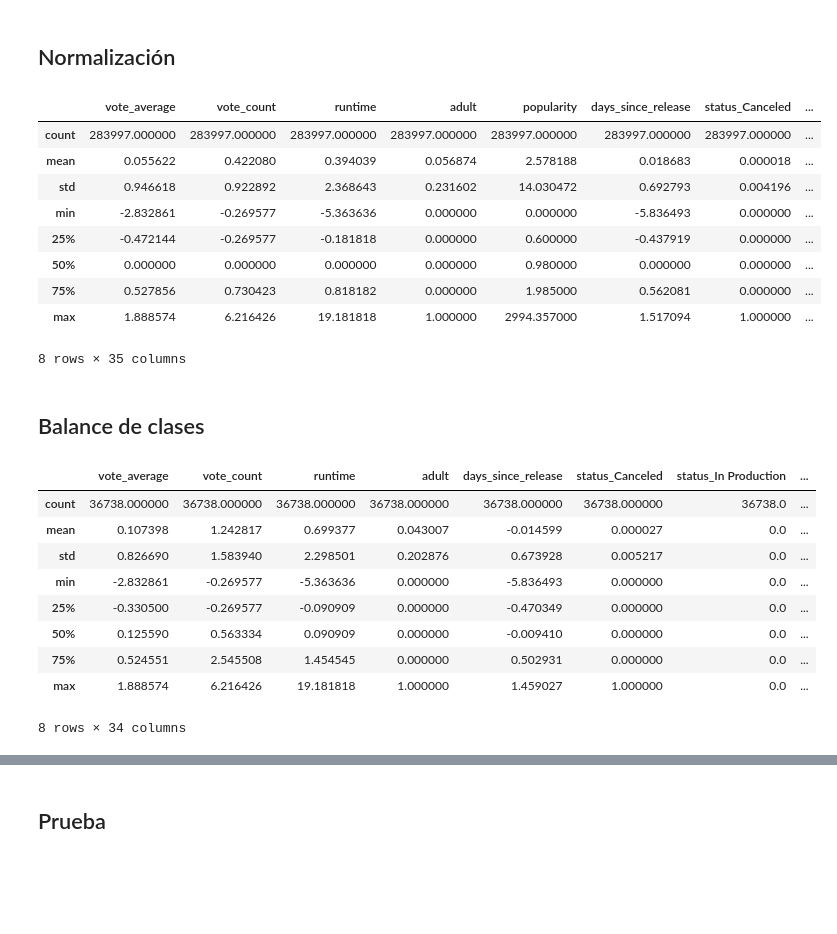
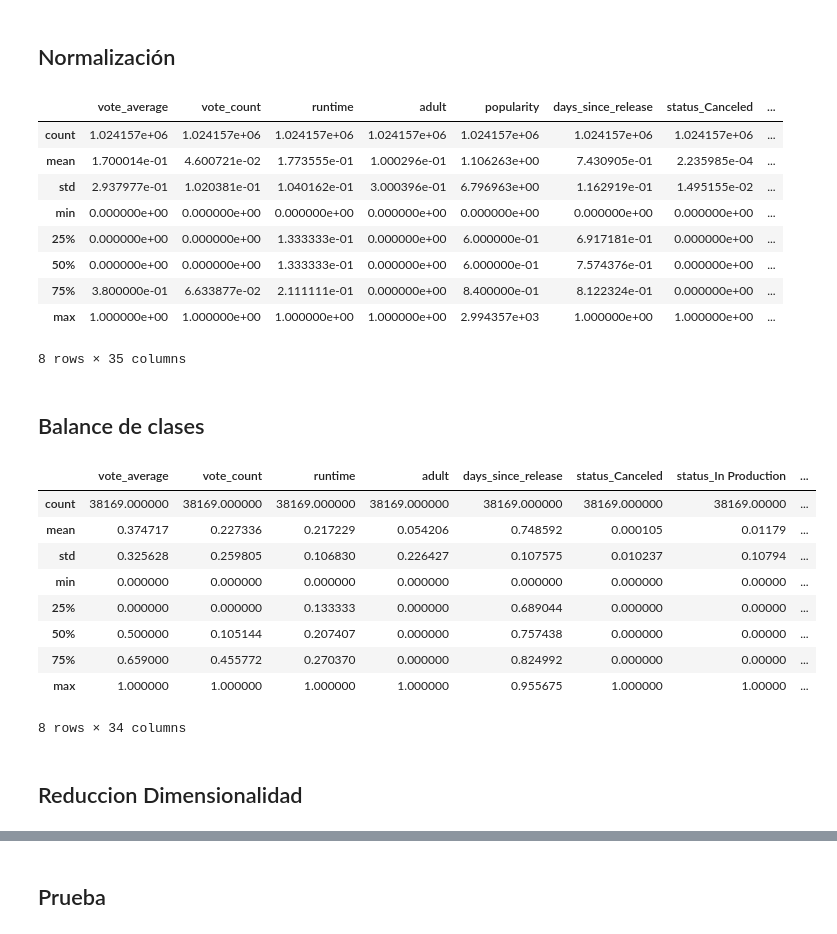
Before and after one commit to mgonzalez738/TP_AndD, a Jupyter notebook: TrabajoPráctico copy.ipynb, the cells around one changed output, grey strips where cells are left out. Cells and saved outputs as stored; diff of their text form; code cells hidden in the pictures; blank space fills up the shorter version.

```diff
--- a/TrabajoPráctico copy.ipynb
+++ b/TrabajoPráctico copy.ipynb
@@ -637,25 +638,25 @@ Mediana usada para reemplazo: 89.0
 # %%
 # Lista de columnas numéricas a escalar
 num_cols = ['vote_average', 'vote_count', 'runtime', 'days_since_release', 'original_language_te', 'production_countries_te', 'production_companies_te', 'spoken_languages_te']
 
 # Crear el scaler
-scaler = RobustScaler()
+scaler = MinMaxScaler()
 
 # Ajustar sobre el train y transformar ambos conjuntos
 X_train[num_cols] = scaler.fit_transform(X_train[num_cols])
 X_test[num_cols] = scaler.transform(X_test[num_cols])
 
 X_train.describe()
 # %% [output]
 |  | vote_average | vote_count | runtime | adult | popularity | days_since_release | status_Canceled | ... |
-| count | 283997.000000 | 283997.000000 | 283997.000000 | 283997.000000 | 283997.000000 | 283997.000000 | 283997.000000 | ... |
-| mean | 0.055622 | 0.422080 | 0.394039 | 0.056874 | 2.578188 | 0.018683 | 0.000018 | ... |
-| std | 0.946618 | 0.922892 | 2.368643 | 0.231602 | 14.030472 | 0.692793 | 0.004196 | ... |
-| min | -2.832861 | -0.269577 | -5.363636 | 0.000000 | 0.000000 | -5.836493 | 0.000000 | ... |
-| 25% | -0.472144 | -0.269577 | -0.181818 | 0.000000 | 0.600000 | -0.437919 | 0.000000 | ... |
-| 50% | 0.000000 | 0.000000 | 0.000000 | 0.000000 | 0.980000 | 0.000000 | 0.000000 | ... |
-| 75% | 0.527856 | 0.730423 | 0.818182 | 0.000000 | 1.985000 | 0.562081 | 0.000000 | ... |
-| max | 1.888574 | 6.216426 | 19.181818 | 1.000000 | 2994.357000 | 1.517094 | 1.000000 | ... |
+| count | 1.024157e+06 | 1.024157e+06 | 1.024157e+06 | 1.024157e+06 | 1.024157e+06 | 1.024157e+06 | 1.024157e+06 | ... |
+| mean | 1.700014e-01 | 4.600721e-02 | 1.773555e-01 | 1.000296e-01 | 1.106263e+00 | 7.430905e-01 | 2.235985e-04 | ... |
+| std | 2.937977e-01 | 1.020381e-01 | 1.040162e-01 | 3.000396e-01 | 6.796963e+00 | 1.162919e-01 | 1.495155e-02 | ... |
+| min | 0.000000e+00 | 0.000000e+00 | 0.000000e+00 | 0.000000e+00 | 0.000000e+00 | 0.000000e+00 | 0.000000e+00 | ... |
+| 25% | 0.000000e+00 | 0.000000e+00 | 1.333333e-01 | 0.000000e+00 | 6.000000e-01 | 6.917181e-01 | 0.000000e+00 | ... |
+| 50% | 0.000000e+00 | 0.000000e+00 | 1.333333e-01 | 0.000000e+00 | 6.000000e-01 | 7.574376e-01 | 0.000000e+00 | ... |
+| 75% | 3.800000e-01 | 6.633877e-02 | 2.111111e-01 | 0.000000e+00 | 8.400000e-01 | 8.122324e-01 | 0.000000e+00 | ... |
+| max | 1.000000e+00 | 1.000000e+00 | 1.000000e+00 | 1.000000e+00 | 2.994357e+03 | 1.000000e+00 | 1.000000e+00 | ... |
 8 rows × 35 columns
 # %% [markdown]
 ## Balance de clases
@@ -676,12 +677,14 @@ X_train_bal, y_train_bal = bal.fit_resample(X_train, y_train)
 X_train_bal.describe()
 # %% [output]
 |  | vote_average | vote_count | runtime | adult | days_since_release | status_Canceled | status_In Production | ... |
-| count | 36738.000000 | 36738.000000 | 36738.000000 | 36738.000000 | 36738.000000 | 36738.000000 | 36738.0 | ... |
-| mean | 0.107398 | 1.242817 | 0.699377 | 0.043007 | -0.014599 | 0.000027 | 0.0 | ... |
-| std | 0.826690 | 1.583940 | 2.298501 | 0.202876 | 0.673928 | 0.005217 | 0.0 | ... |
-| min | -2.832861 | -0.269577 | -5.363636 | 0.000000 | -5.836493 | 0.000000 | 0.0 | ... |
-| 25% | -0.330500 | -0.269577 | -0.090909 | 0.000000 | -0.470349 | 0.000000 | 0.0 | ... |
-| 50% | 0.125590 | 0.563334 | 0.090909 | 0.000000 | -0.009410 | 0.000000 | 0.0 | ... |
-| 75% | 0.524551 | 2.545508 | 1.454545 | 0.000000 | 0.502931 | 0.000000 | 0.0 | ... |
-| max | 1.888574 | 6.216426 | 19.181818 | 1.000000 | 1.459027 | 1.000000 | 0.0 | ... |
+| count | 38169.000000 | 38169.000000 | 38169.000000 | 38169.000000 | 38169.000000 | 38169.000000 | 38169.00000 | ... |
+| mean | 0.374717 | 0.227336 | 0.217229 | 0.054206 | 0.748592 | 0.000105 | 0.01179 | ... |
+| std | 0.325628 | 0.259805 | 0.106830 | 0.226427 | 0.107575 | 0.010237 | 0.10794 | ... |
+| min | 0.000000 | 0.000000 | 0.000000 | 0.000000 | 0.000000 | 0.000000 | 0.00000 | ... |
+| 25% | 0.000000 | 0.000000 | 0.133333 | 0.000000 | 0.689044 | 0.000000 | 0.00000 | ... |
+| 50% | 0.500000 | 0.105144 | 0.207407 | 0.000000 | 0.757438 | 0.000000 | 0.00000 | ... |
+| 75% | 0.659000 | 0.455772 | 0.270370 | 0.000000 | 0.824992 | 0.000000 | 0.00000 | ... |
+| max | 1.000000 | 1.000000 | 1.000000 | 1.000000 | 0.955675 | 1.000000 | 1.00000 | ... |
 8 rows × 34 columns
+# %% [markdown]
+## Reduccion Dimensionalidad
```
Also changed, not shown: parts of 18 cells of this notebook.
